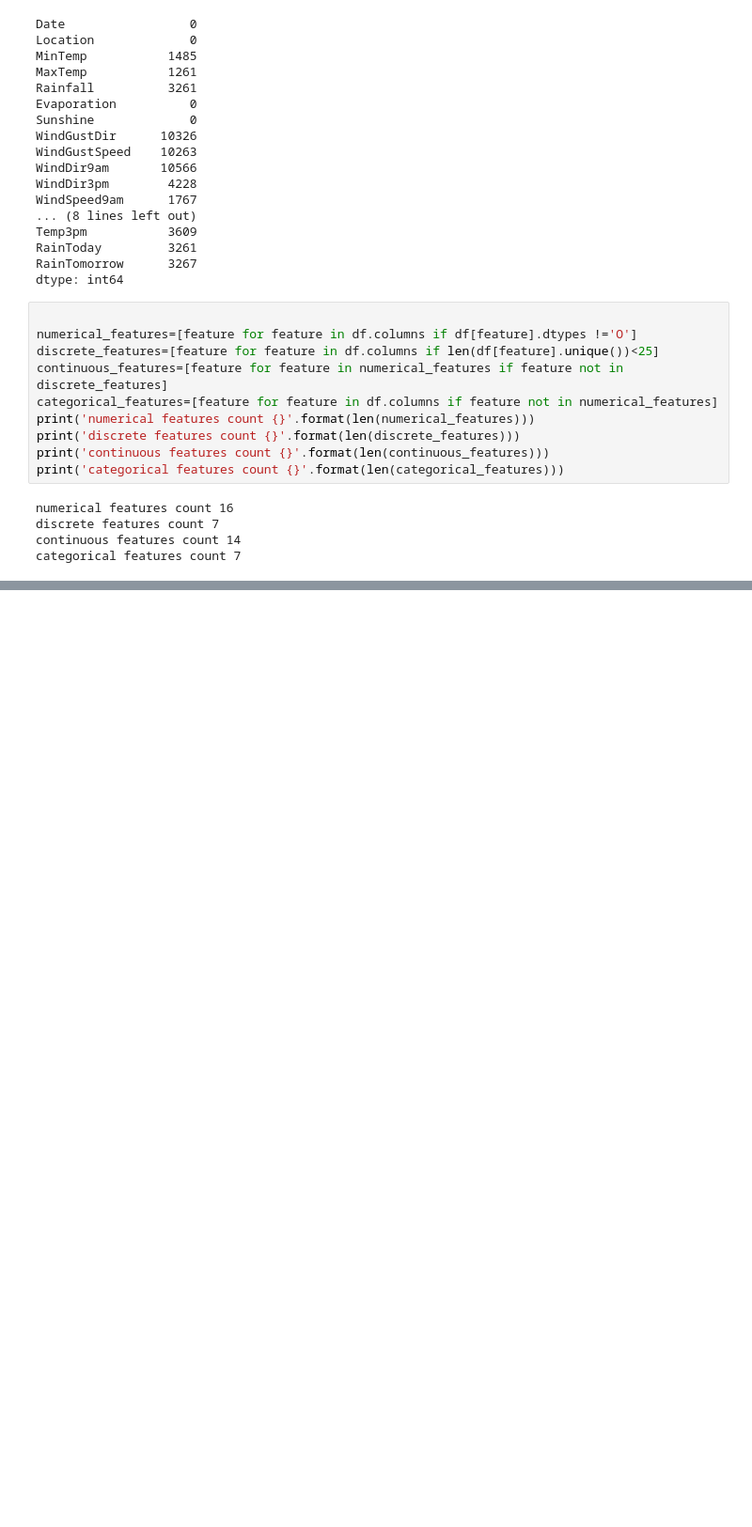
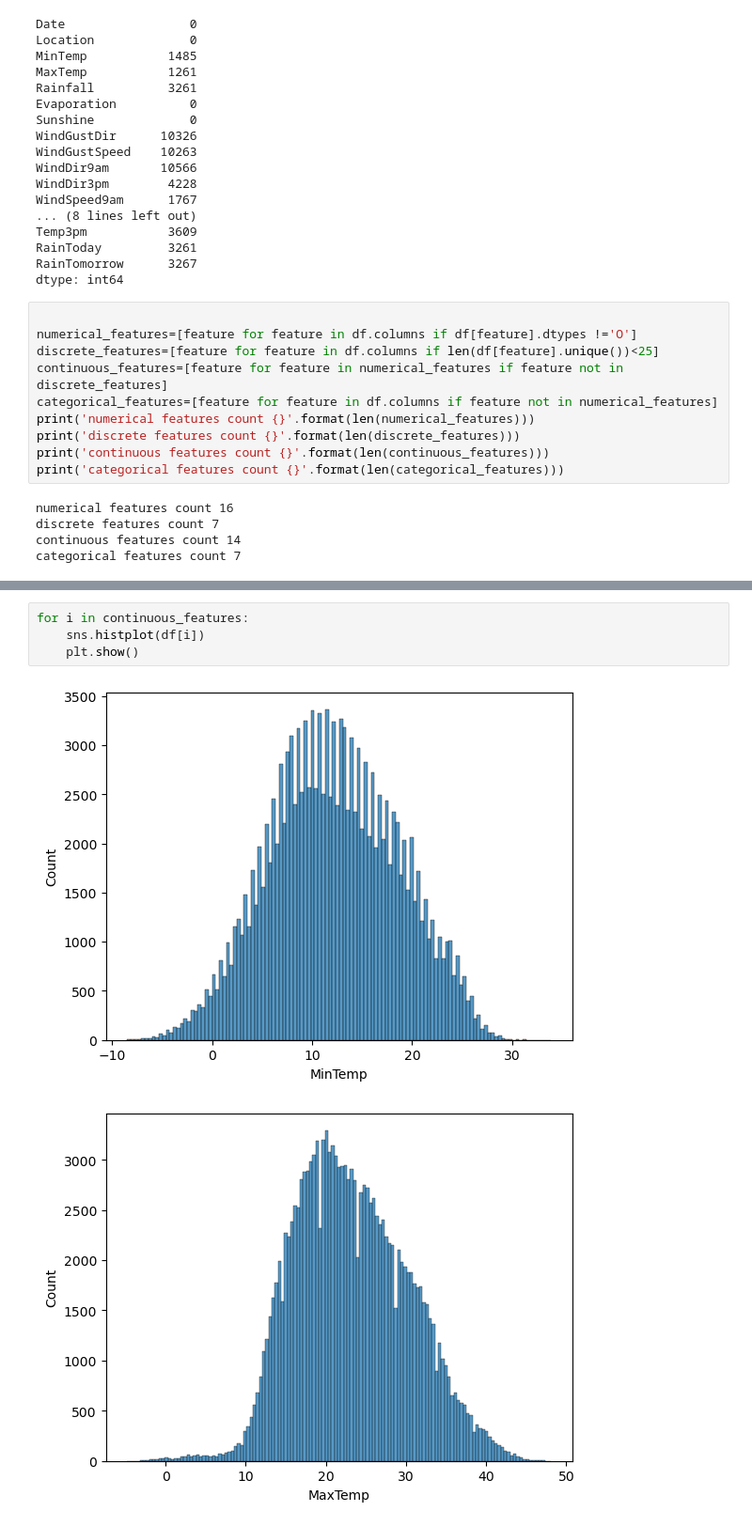
Before and after one commit to ritikbhambu/Rain_prediction, a Jupyter notebook: Rain_prediction.ipynb, the cells around one changed output, grey strips where cells are left out. Shown at 94% size. Drawn from its saved outputs; the diff is of its cells as text; blank space fills up the shorter version.

```diff
--- a/Rain_prediction.ipynb
+++ b/Rain_prediction.ipynb
@@ -148,0 +143,7 @@ categorical features count 7
+# %%
+for i in continuous_features:
+    sns.histplot(df[i])
+    plt.show()
+# %% [output]
+[figure, added]
+[figure, added]
```
Also changed, not shown: parts of 7 cells of this notebook.
